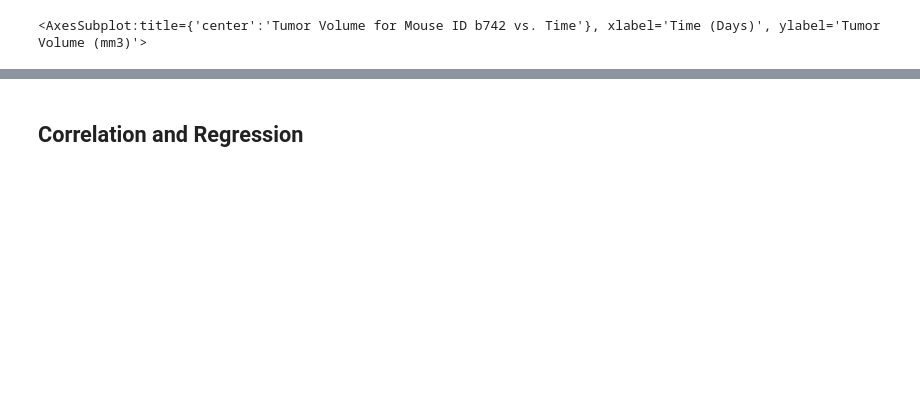
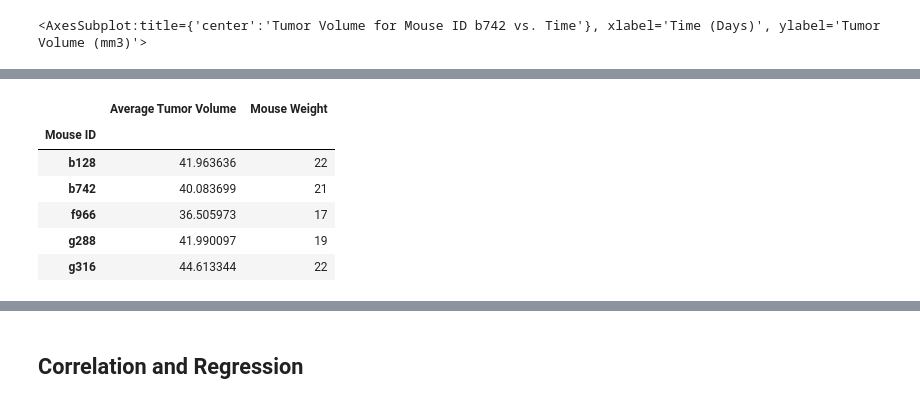
Before and after one commit to cjvilla/matplotlib-challenge, a Jupyter notebook: Pymaceuticals/pymaceuticals_starter.ipynb, the cells around one changed output, grey strips where cells are left out. Cells and saved outputs as stored; diff of their text form; code cells hidden in the pictures; blank space fills up the shorter version.

```diff
--- a/Pymaceuticals/pymaceuticals_starter.ipynb
+++ b/Pymaceuticals/pymaceuticals_starter.ipynb
@@ -388,2 +397,18 @@ volume_time_df.plot("Time", "Tumor Volume", kind="line", title="Tumor Volume for
 # %%
 # Generate a scatter plot of average tumor volume vs. mouse weight for the Capomulin regimen
+avg_tumor = cap_df.groupby("Mouse ID")["Tumor Volume (mm3)"].mean()
+mouse_weight = cap_df.groupby("Mouse ID")["Weight (g)"].mean()
+
+tumor_volume_weight = pd.DataFrame({
+    "Average Tumor Volume": avg_tumor,
+    "Mouse Weight": mouse_weight
+})
+tumor_volume_weight.head()
+# %% [output]
+|  | Average Tumor Volume | Mouse Weight |
+| Mouse ID |  |  |
+| b128 | 41.963636 | 22 |
+| b742 | 40.083699 | 21 |
+| f966 | 36.505973 | 17 |
+| g288 | 41.990097 | 19 |
+| g316 | 44.613344 | 22 |
```
Also changed, not shown: parts of 7 cells of this notebook.
